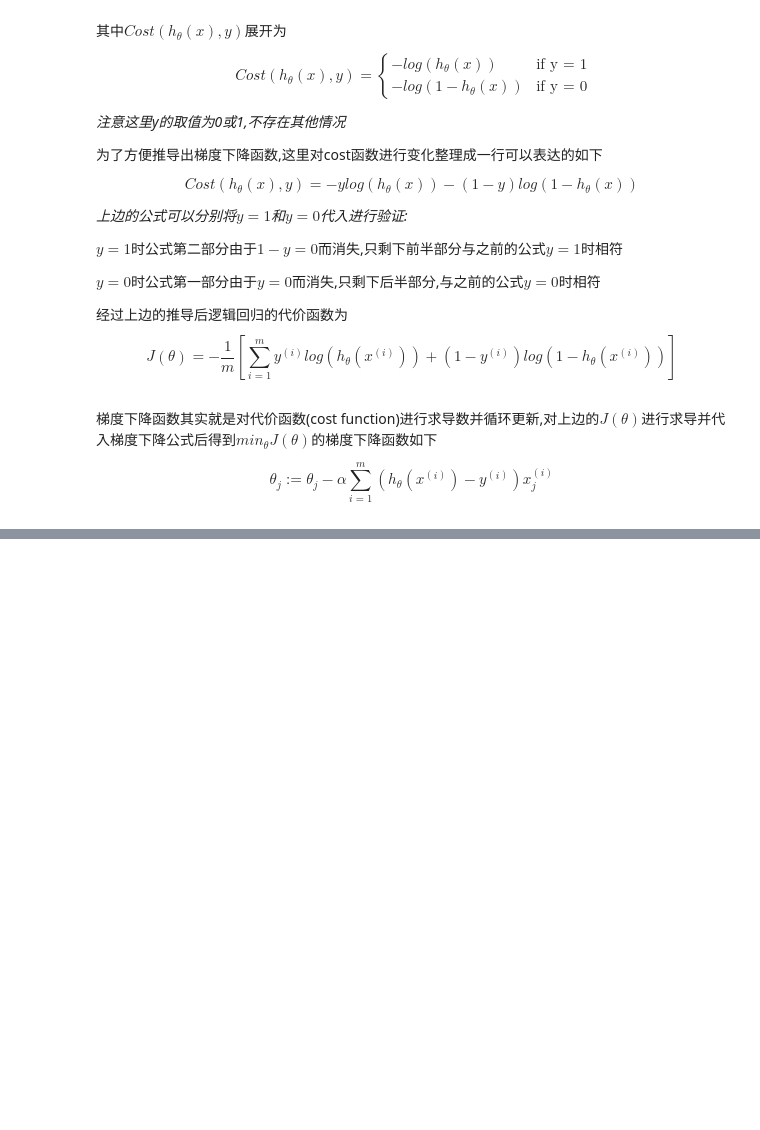
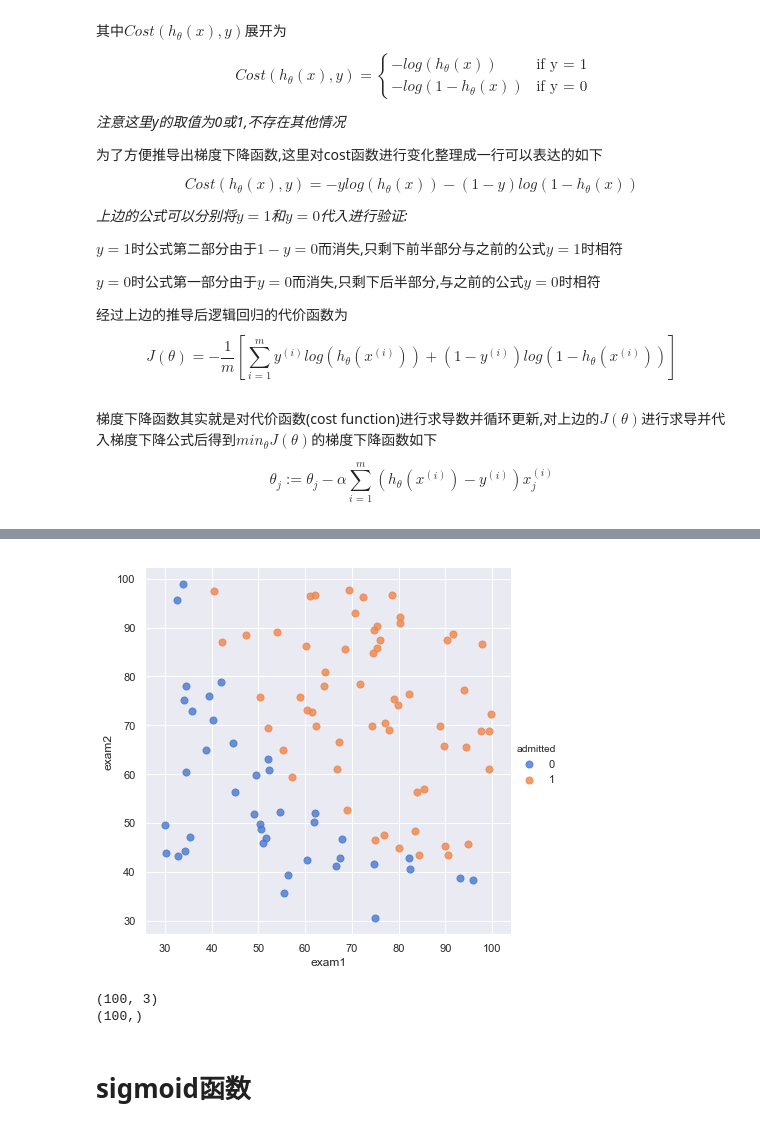
Before and after one commit to damonxiao/Coursera-ML-AndrewNg-Notes-Damon, a Jupyter notebook: chapter07/Logistic_regression.ipynb, the cells around one changed output, grey strips where cells are left out. Saved outputs shown, nothing was run; the diff lists cells and outputs as text; code cells hidden in the pictures; blank space fills up the shorter version.

Commit message:
save logistic exam progress.
Signed-off-by: xiaofang <fang3.xiao@tcl.com>

```diff
--- a/chapter07/Logistic_regression.ipynb
+++ b/chapter07/Logistic_regression.ipynb
@@ -53,0 +61,7 @@ $$
+# %%
+import pandas as pd
+import numpy as np
+import matplotlib.pyplot as plt
+import seaborn as sns
+plt.style.use('fivethirtyeight')
+from sklearn.metrics import classification_report # 这个包是评价报告用的
@@ -53,0 +70,3 @@ $$
+# %%
+data = pd.read_csv('ex2data1.txt', names=['exam1', 'exam2', 'admitted'])
+data.head()
@@ -53,0 +92,7 @@ $$
+# %%
+sns.set(context="notebook", style="darkgrid", palette="muted", color_codes=True)
+#sns.set(context="notebook", style="darkgrid", palette=sns.color_palette("RdBu", 2))
+sns.lmplot('exam1', 'exam2', hue='admitted', data=data, height=6, fit_reg=False, scatter_kws={"s":50})
+plt.show()
+# %% [output]
+[figure, added]
@@ -53,0 +115,11 @@ $$
+# %%
+X = get_X(data)
+print(X.shape)
+
+y = get_y(data)
+print(y.shape)
+# %% [output]
+(100, 3)
+(100,)
+# %% [markdown]
+# sigmoid函数
```
Also changed, not shown: parts of 46 cells of this notebook, 2 other files.
